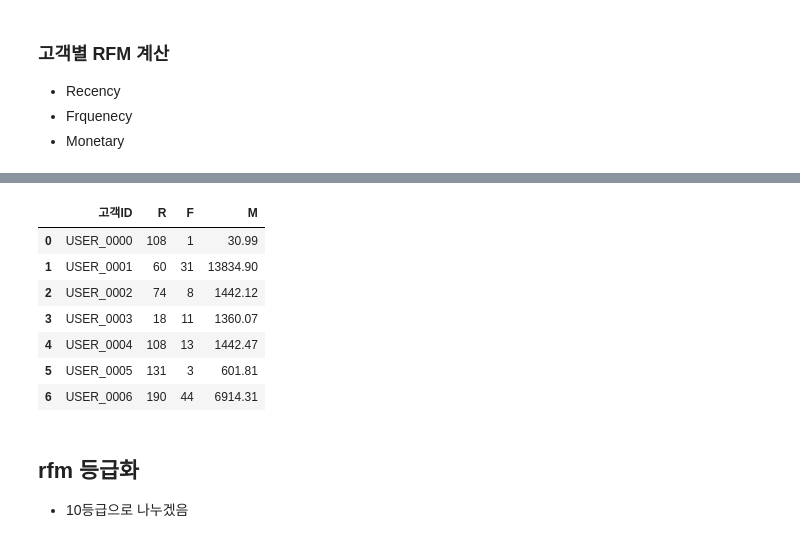
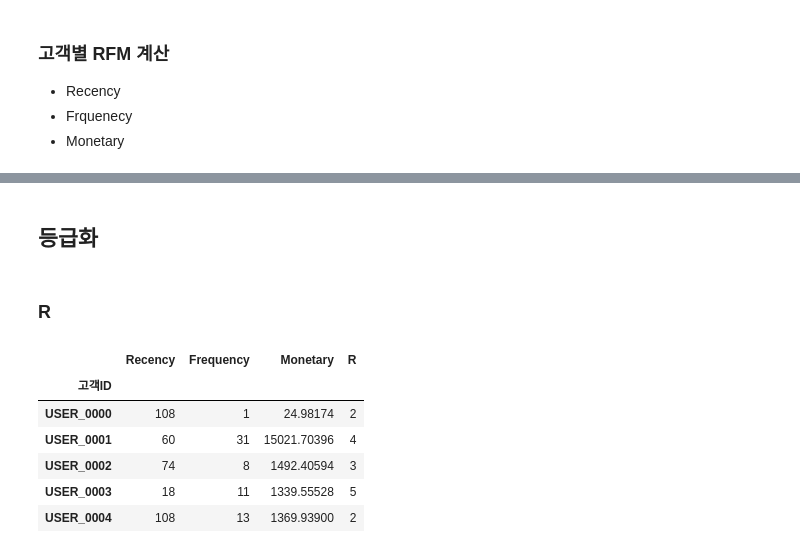
Before and after one commit to StHy47/data_analyst_study, a Jupyter notebook: RFM_분석.ipynb, the cells around one changed output, grey strips where cells are left out. Cells and saved outputs as stored; diff of their text form; code cells hidden in the pictures.

```diff
--- a/RFM_분석.ipynb
+++ b/RFM_분석.ipynb
@@ -336,3 +466,0 @@ df.head()
-# %%
-### 회원 아이디기준 df와 customer 지역 병합
-df = pd.merge(df, customer, on='고객ID', how='left')
@@ -355,7 +498,3 @@ df.head(10)
-# %%
-## 고객별 총 합 계산
-# 수량과 평균금액을 곱하여 TotalPrice 컬럼을 생성
-df['총 금액']= df['수량']  * df['평균금액']
 # %% [markdown]
 ### 고객별 RFM 계산
 - Recency
@@ -374,0 +503,16 @@ rfm_df = df.groupby('고객ID').agg(
+# %%
+# 데이터의 마지막날 +1일을 기준으로 잡음
+last = df['거래날짜'].max() + pd.DateOffset(days=1)  # 2019-12-31 + 1일 = 2020-01-01
+### DataOffset()
+
+rfm_df = df.groupby(['고객ID']).agg({
+    '거래날짜': lambda x: (last - x.max()).days,
+    '거래ID': lambda x: x.nunique(),
+    '지불금액': 'sum'
+    })
+
+rfm_df.rename(columns={'거래날짜': 'Recency',
+                         '거래ID': 'Frequency',
+                         '지불금액': 'Monetary'}, inplace=True)
+
+rfm_df.head()
@@ -375,14 +571,31 @@ rfm_df = df.groupby('고객ID').agg(
+# %% [markdown]
+## 등급화
+# %% [markdown]
+### R
+# %%
+### Recency를 6단계로 구분 : 비즈니스 로직에서 가장 많이 하는 1,2,3,6개월, 1년으로 등급화
+def R(recency):
+    if recency <= 30:    # 최근 1개월
+        return 5
+    elif recency <= 60:   # 최근 2개월
+        return 4
+    elif recency <= 90:   # 최근 3개월
+        return 3
+    elif recency <= 180:  # 최근 6개월
+        return 2
+    elif recency <= 365:  # 최근 1년
+        return 1
+    else:
+        return 0
+
+rfm_df['R'] = rfm_df['Recency'].apply(R)
 # %%
-rfm_df.head(7)
+rfm_df.head()
 # %% [output]
-|  | 고객ID | R | F | M |
-| 0 | USER_0000 | 108 | 1 | 30.99 |
-| 1 | USER_0001 | 60 | 31 | 13834.90 |
-| 2 | USER_0002 | 74 | 8 | 1442.12 |
-| 3 | USER_0003 | 18 | 11 | 1360.07 |
-| 4 | USER_0004 | 108 | 13 | 1442.47 |
-| 5 | USER_0005 | 131 | 3 | 601.81 |
-| 6 | USER_0006 | 190 | 44 | 6914.31 |
+|  | Recency | Frequency | Monetary | R |
+| 고객ID |  |  |  |  |
+| USER_0000 | 108 | 1 | 24.98174 | 2 |
+| USER_0001 | 60 | 31 | 15021.70396 | 4 |
+| USER_0002 | 74 | 8 | 1492.40594 | 3 |
+| USER_0003 | 18 | 11 | 1339.55528 | 5 |
+| USER_0004 | 108 | 13 | 1369.93900 | 2 |
-# %% [markdown]
-## rfm 등급화
-- 10등급으로 나누겠음
```
Also changed, not shown: parts of 67 cells of this notebook.
